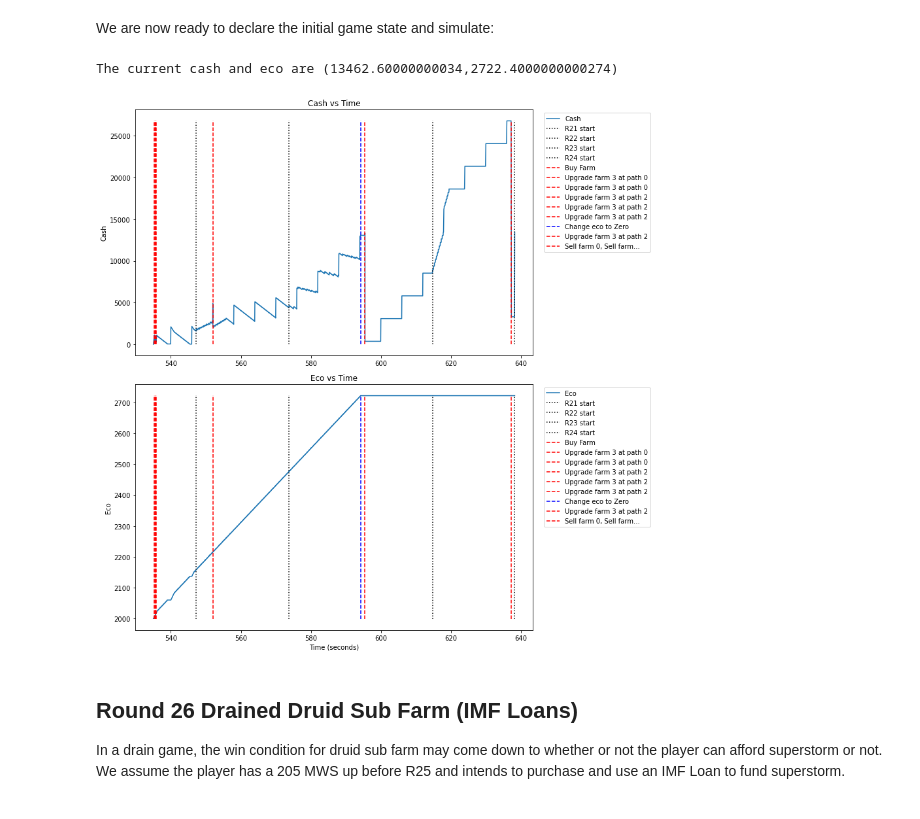
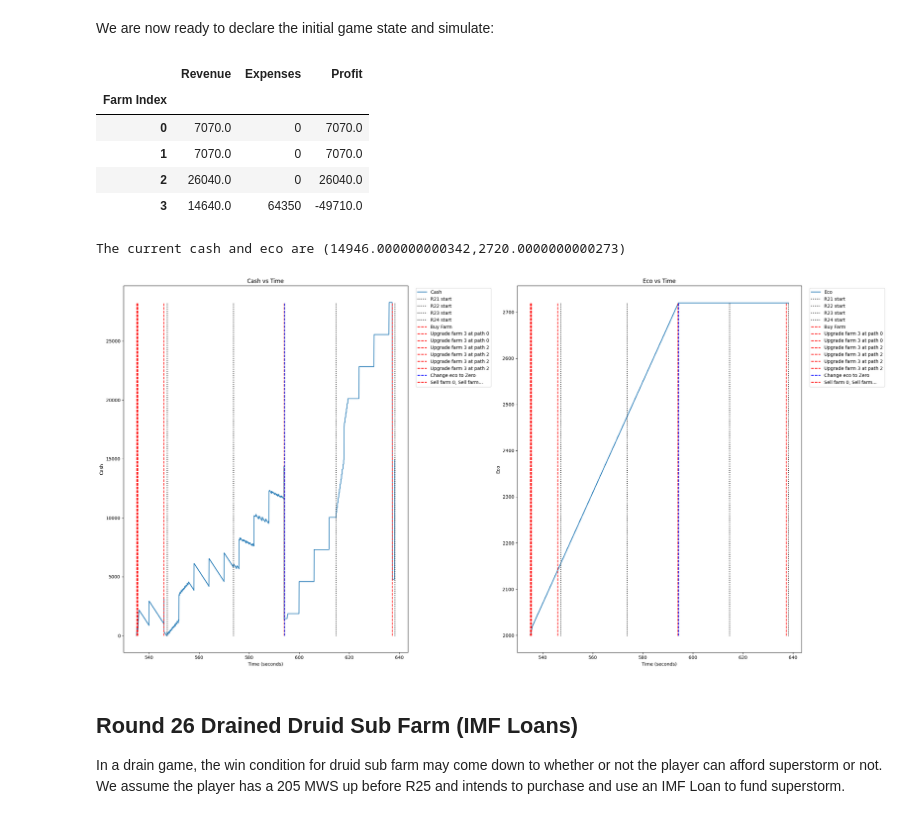
Before and after one commit to redlaserbmBTD/BTDB2_SIMULATOR, a Jupyter notebook: examples/3_farms.ipynb, the cells around one changed output. Saved outputs shown, nothing was run; the diff lists cells and outputs as text; code cells hidden in the pictures.

```diff
--- a/examples/3_farms.ipynb
+++ b/examples/3_farms.ipynb
@@ -22,11 +22,11 @@ Our goal is to build a second 204 farm and then sell into a 205 Monkey Wall Stre
 # %%
 rounds = b2.Rounds([(0,0.5), (20,0.25),(21,0.5)]) #Set the stall factor to 0.5 for all rounds except round 20.
 
-farms = {
-    0: b2.initFarm(rounds.getTimeFromRound(19.9), upgrades = [3,2,0]),
-    1: b2.initFarm(rounds.getTimeFromRound(19.9), upgrades = [3,2,0]),
-    2: b2.initFarm(rounds.getTimeFromRound(19.9), upgrades = [2,0,4]),
-}
+farms = [
+    b2.initFarm(rounds.getTimeFromRound(19.9), upgrades = [3,2,0]),
+    b2.initFarm(rounds.getTimeFromRound(19.9), upgrades = [3,2,0]),
+    b2.initFarm(rounds.getTimeFromRound(19.9), upgrades = [2,0,4]),
+]
 # %% [markdown]
 Next, we set the buy queue. Let me make some comments here about the simulator:
 1. Notice that all the actions regarding selling into MWS are placed into one item. This is because I do not want to sell my farms until I absolutely have enough cash to buy the MWS upgrade. When multiple actions are placed into one item in the buy queue, the simulator does not proceed with actions given until it is possible to do *all* of them.
@@ -58,23 +58,29 @@ We are now ready to declare the initial game state and simulate:
 # %%
 initial_state_game = {
     'Cash': 0,
     'Eco': 2000,
     'Eco Send': 'Grouped Pinks',
     'Rounds': rounds,
     'Game Round': 20,
     'Farms': farms,
     'Buy Queue': copy.deepcopy(buy_queue),
     'Eco Queue': copy.deepcopy(eco_queue)
 }
 
 game_state = b2.GameState(initial_state_game)
 game_state.fastForward(target_round = 24)
-game_state.viewCashEcoHistory((12,12))
+game_state.viewCashEcoHistory((24,12))
 print("The current cash and eco are (%s,%s)"%(game_state.cash, game_state.eco))
 b2.writeLog(game_state.logs, filename = 'mws_flowchart')
 # %% [output]
+|  | Revenue | Expenses | Profit |
+| Farm Index |  |  |  |
+| 0 | 7070.0 | 0 | 7070.0 |
+| 1 | 7070.0 | 0 | 7070.0 |
+| 2 | 26040.0 | 0 | 26040.0 |
+| 3 | 14640.0 | 64350 | -49710.0 |
-The current cash and eco are (13462.60000000034,2722.4000000000274)
+The current cash and eco are (14946.000000000342,2720.0000000000273)
-[figure, old version]
+[figure, new version]
 # %% [markdown]
 ## Round 26 Drained Druid Sub Farm (IMF Loans)
 
```
Also changed, not shown: parts of 3 cells of this notebook, 19 other files.
